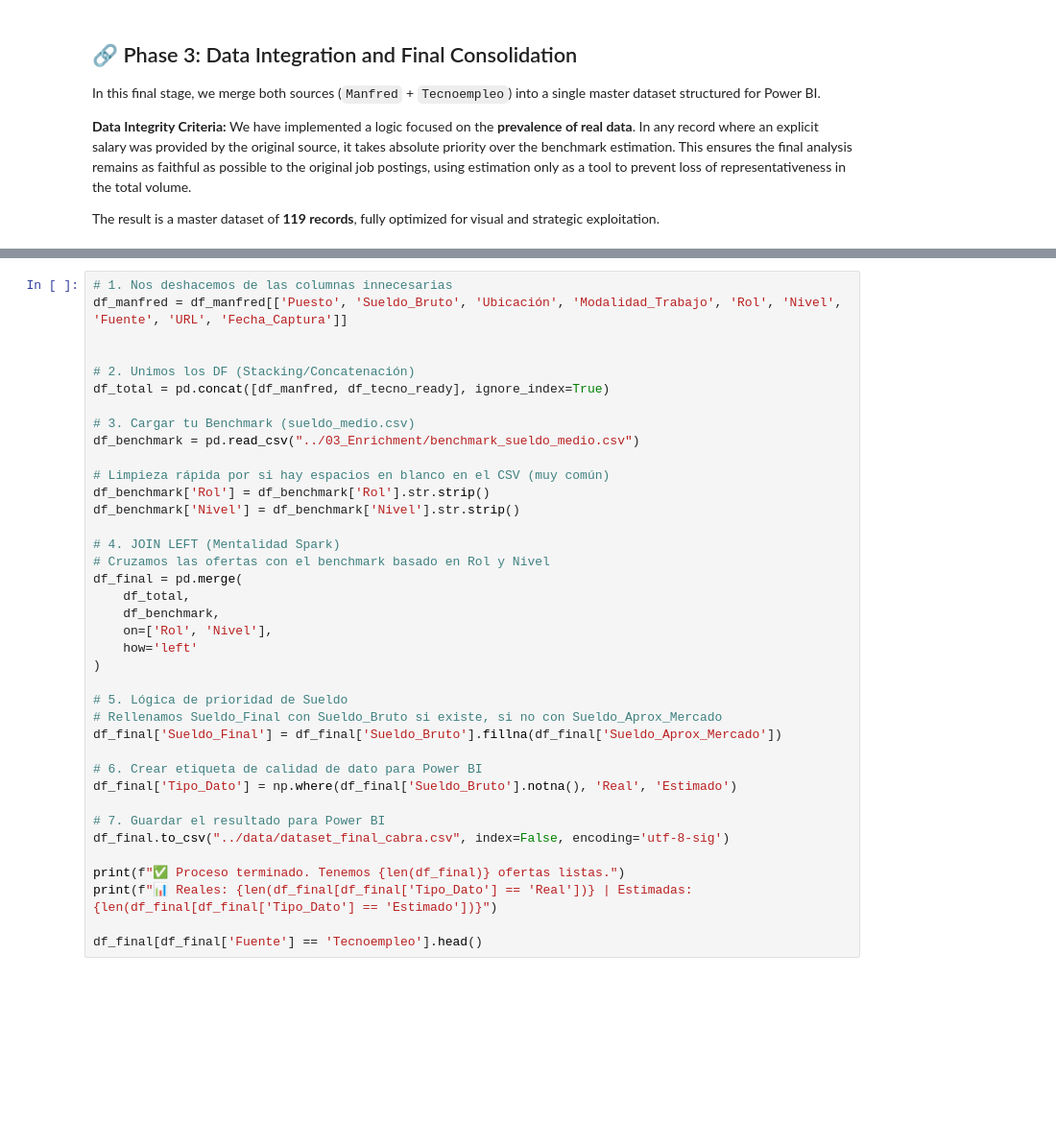
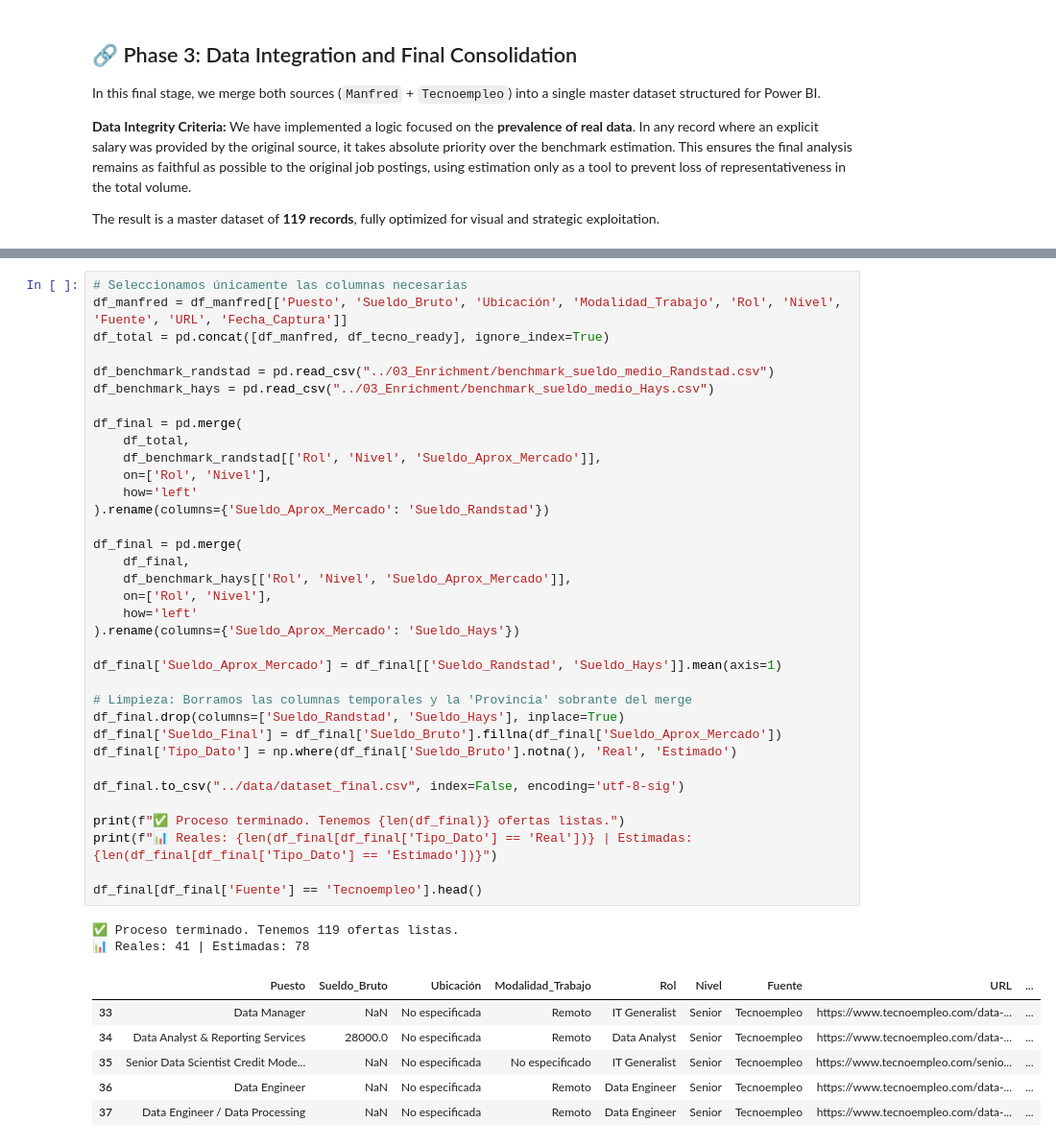
Before and after one commit to Ramuelsito/Project-BI-jobs, a Jupyter notebook: 02_Processing/IT_Market_Analysis.ipynb, the cells around one changed output, grey strips where cells are left out. Shown at 96% size. Cells and saved outputs as stored; diff of their text form; blank space fills up the shorter version.

Commit message:
Añadida Hays a la triagulación de los datos

```diff
--- a/02_Processing/IT_Market_Analysis.ipynb
+++ b/02_Processing/IT_Market_Analysis.ipynb
@@ -306,41 +350,47 @@ The result is a master dataset of **119 records**, fully optimized for visual an
 # %%
-# 1. Nos deshacemos de las columnas innecesarias
+# Seleccionamos únicamente las columnas necesarias
 df_manfred = df_manfred[['Puesto', 'Sueldo_Bruto', 'Ubicación', 'Modalidad_Trabajo', 'Rol', 'Nivel', 'Fuente', 'URL', 'Fecha_Captura']]
-
-
-# 2. Unimos los DF (Stacking/Concatenación)
 df_total = pd.concat([df_manfred, df_tecno_ready], ignore_index=True)
 
-# 3. Cargar tu Benchmark (sueldo_medio.csv)
-df_benchmark = pd.read_csv("../03_Enrichment/benchmark_sueldo_medio.csv")
+df_benchmark_randstad = pd.read_csv("../03_Enrichment/benchmark_sueldo_medio_Randstad.csv")
+df_benchmark_hays = pd.read_csv("../03_Enrichment/benchmark_sueldo_medio_Hays.csv")
 
-# Limpieza rápida por si hay espacios en blanco en el CSV (muy común)
-df_benchmark['Rol'] = df_benchmark['Rol'].str.strip()
-df_benchmark['Nivel'] = df_benchmark['Nivel'].str.strip()
-
-# 4. JOIN LEFT (Mentalidad Spark)
-# Cruzamos las ofertas con el benchmark basado en Rol y Nivel
 df_final = pd.merge(
     df_total,
-    df_benchmark,
+    df_benchmark_randstad[['Rol', 'Nivel', 'Sueldo_Aprox_Mercado']],
     on=['Rol', 'Nivel'],
     how='left'
-)
+).rename(columns={'Sueldo_Aprox_Mercado': 'Sueldo_Randstad'})
 
-# 5. Lógica de prioridad de Sueldo
-# Rellenamos Sueldo_Final con Sueldo_Bruto si existe, si no con Sueldo_Aprox_Mercado
+df_final = pd.merge(
+    df_final,
+    df_benchmark_hays[['Rol', 'Nivel', 'Sueldo_Aprox_Mercado']],
+    on=['Rol', 'Nivel'],
+    how='left'
+).rename(columns={'Sueldo_Aprox_Mercado': 'Sueldo_Hays'})
+
+df_final['Sueldo_Aprox_Mercado'] = df_final[['Sueldo_Randstad', 'Sueldo_Hays']].mean(axis=1)
+
+# Limpieza: Borramos las columnas temporales y la 'Provincia' sobrante del merge
+df_final.drop(columns=['Sueldo_Randstad', 'Sueldo_Hays'], inplace=True)
 df_final['Sueldo_Final'] = df_final['Sueldo_Bruto'].fillna(df_final['Sueldo_Aprox_Mercado'])
-
-# 6. Crear etiqueta de calidad de dato para Power BI
 df_final['Tipo_Dato'] = np.where(df_final['Sueldo_Bruto'].notna(), 'Real', 'Estimado')
 
-# 7. Guardar el resultado para Power BI
-df_final.to_csv("../data/dataset_final_cabra.csv", index=False, encoding='utf-8-sig')
+df_final.to_csv("../data/dataset_final.csv", index=False, encoding='utf-8-sig')
 
 print(f"✅ Proceso terminado. Tenemos {len(df_final)} ofertas listas.")
 print(f"📊 Reales: {len(df_final[df_final['Tipo_Dato'] == 'Real'])} | Estimadas: {len(df_final[df_final['Tipo_Dato'] == 'Estimado'])}")
 
 df_final[df_final['Fuente'] == 'Tecnoempleo'].head()
+# %% [output]
+✅ Proceso terminado. Tenemos 119 ofertas listas.
+📊 Reales: 41 | Estimadas: 78
+|  | Puesto | Sueldo_Bruto | Ubicación | Modalidad_Trabajo | Rol | Nivel | Fuente | URL | ... |
+| 33 | Data Manager | NaN | No especificada | Remoto | IT Generalist | Senior | Tecnoempleo | https://www.tecnoempleo.com/data-... | ... |
+| 34 | Data Analyst & Reporting Services | 28000.0 | No especificada | Remoto | Data Analyst | Senior | Tecnoempleo | https://www.tecnoempleo.com/data-... | ... |
+| 35 | Senior Data Scientist Credit Mode... | NaN | No especificada | No especificado | IT Generalist | Senior | Tecnoempleo | https://www.tecnoempleo.com/senio... | ... |
+| 36 | Data Engineer | NaN | No especificada | Remoto | Data Engineer | Senior | Tecnoempleo | https://www.tecnoempleo.com/data-... | ... |
+| 37 | Data Engineer / Data Processing | NaN | No especificada | Remoto | Data Engineer | Senior | Tecnoempleo | https://www.tecnoempleo.com/data-... | ... |
 # %% [markdown]
 ## 💡 Final Strategic Insight: The Seniority Premium
 
```
Also changed, not shown: parts of 7 cells of this notebook, 5 other files.
